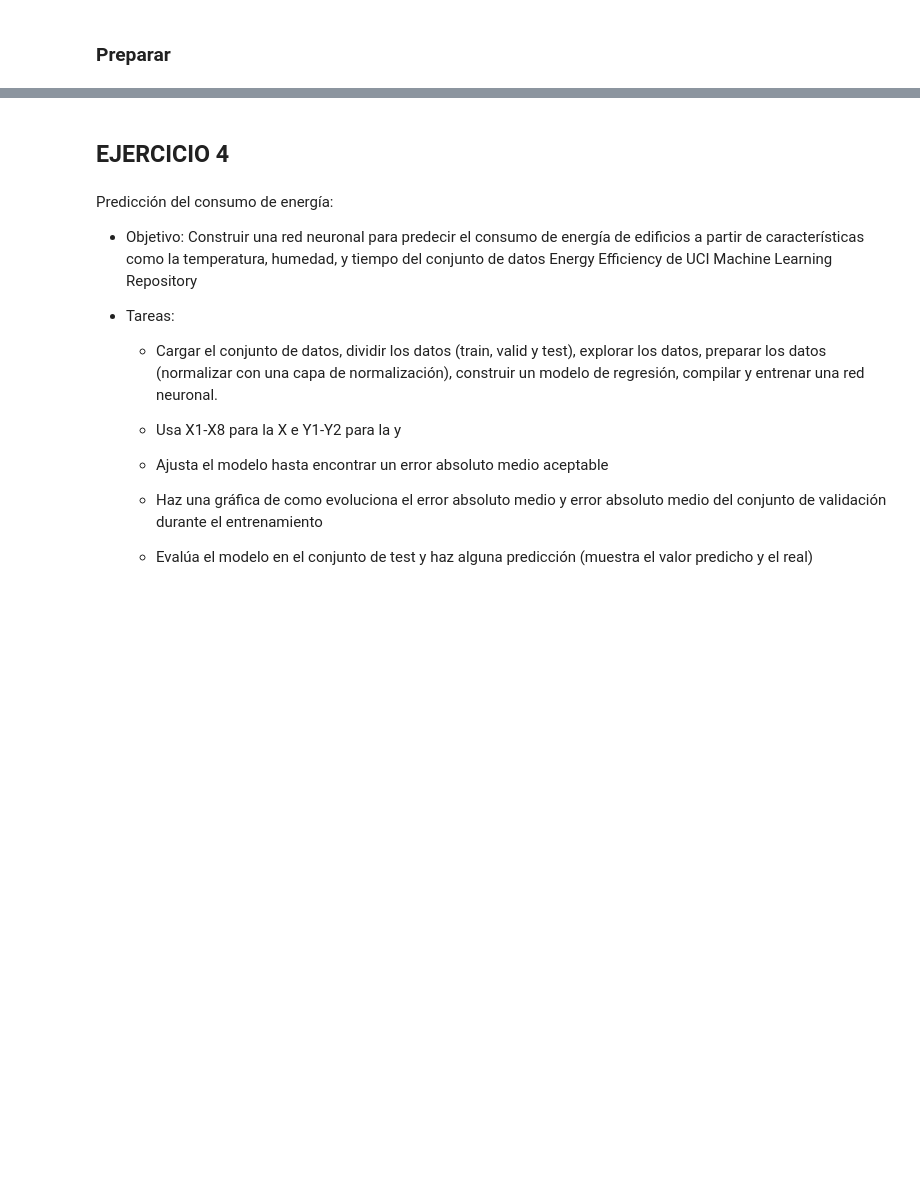
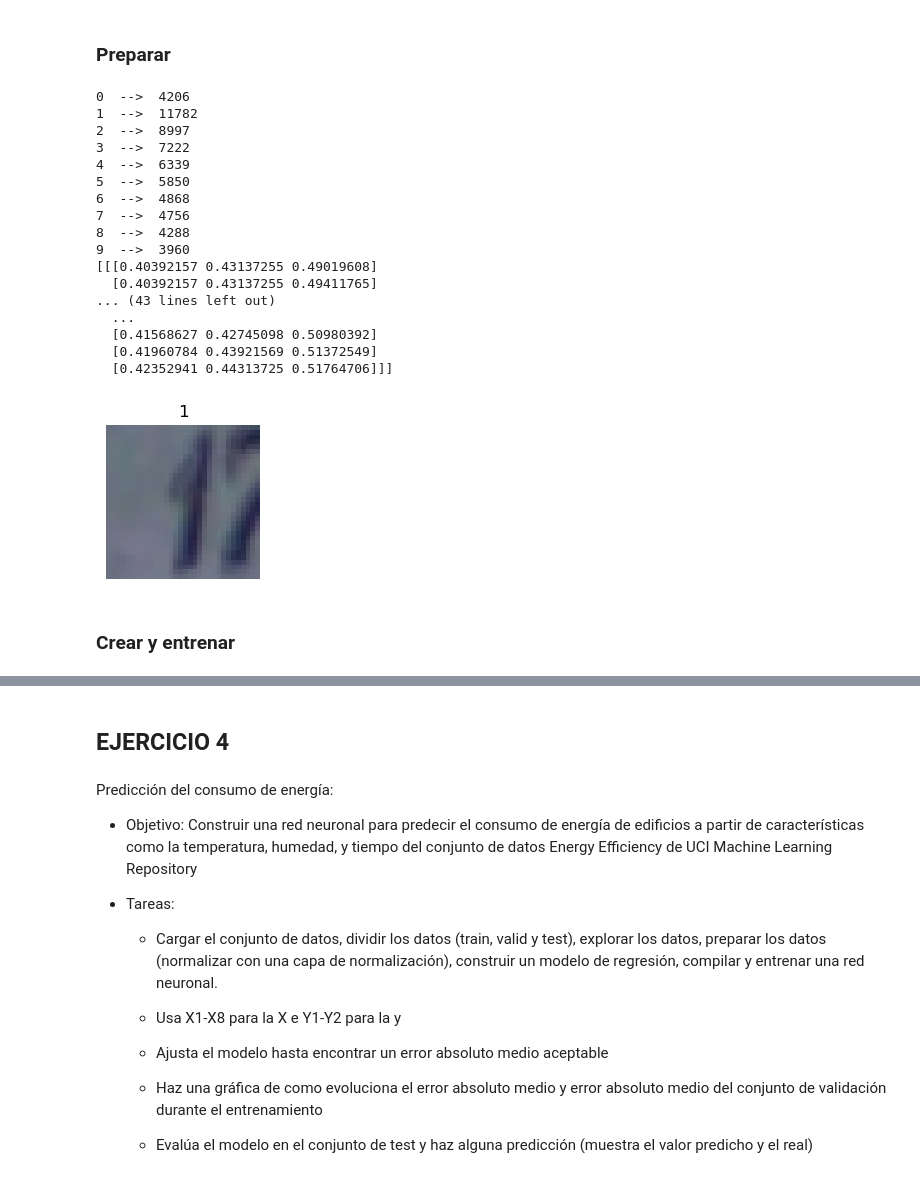
Before and after one commit to Elena2332/iabd, a Jupyter notebook: ia/sapa/deep_learning/4_3Ejercicios.ipynb, the cells around one changed output, grey strips where cells are left out. Drawn from its saved outputs; the diff is of its cells as text; code cells hidden in the pictures; blank space fills up the shorter version.

```diff
--- a/ia/sapa/deep_learning/4_3Ejercicios.ipynb
+++ b/ia/sapa/deep_learning/4_3Ejercicios.ipynb
@@ -243,0 +264,5 @@ listar_imgs(X_test[:18], y_test[:18])
+# %%
+# valores de y
+values,count = np.unique(y_train,return_counts=True)
+for y, cant in zip(values,count):
+    print(y,' --> ',cant)
@@ -247,0 +282,38 @@ listar_imgs(X_test[:18], y_test[:18])
+# %%
+# la solucion de 0 tiene que ser 0, no 10
+y_train = np.where(y_train == 10, 0, y_train)
+y_val = np.where(y_val == 10, 0, y_val)
+y_test = np.where(y_test == 10, 0, y_test)
+
+# normalizar
+X_train = X_train/255.0
+X_val = X_val/255.0
+X_test = X_test/255.0
+
+# comprobacion
+values,count = np.unique(y_train,return_counts=True)
+for y, cant in zip(values,count):
+    print(y,' --> ',cant)
+print(X_train[0])
+mostrar_img(X_train[0],y_train[0])
+# %% [output]
+0  -->  4206
+1  -->  11782
+2  -->  8997
+3  -->  7222
+4  -->  6339
+5  -->  5850
+6  -->  4868
+7  -->  4756
+8  -->  4288
+9  -->  3960
+[[[0.40392157 0.43137255 0.49019608]
+  [0.40392157 0.43137255 0.49411765]
+... (43 lines left out)
+  ...
+  [0.41568627 0.42745098 0.50980392]
+  [0.41960784 0.43921569 0.51372549]
+  [0.42352941 0.44313725 0.51764706]]]
+[figure, added]
+# %% [markdown]
+### Crear y entrenar
```
Also changed, not shown: parts of 14 cells of this notebook, 13 other files.
